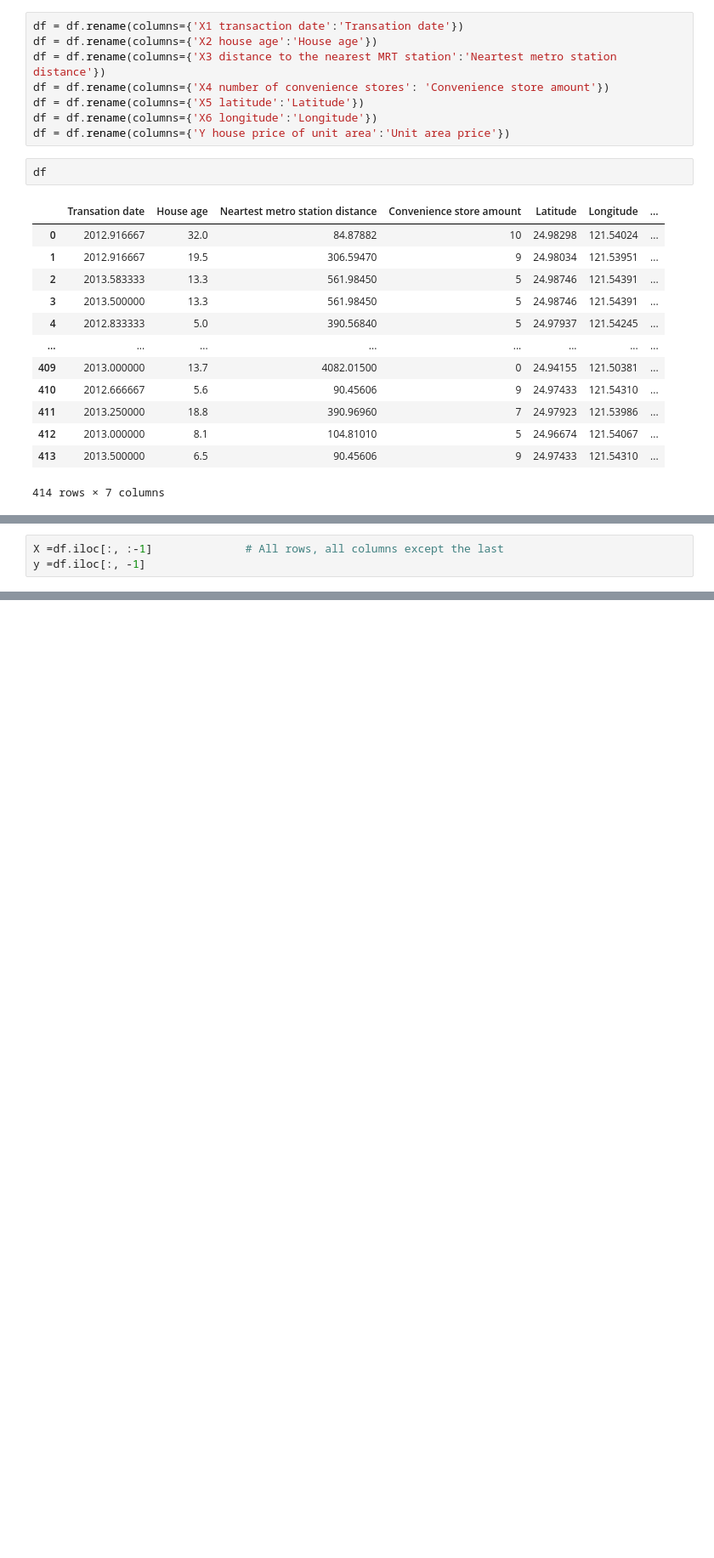
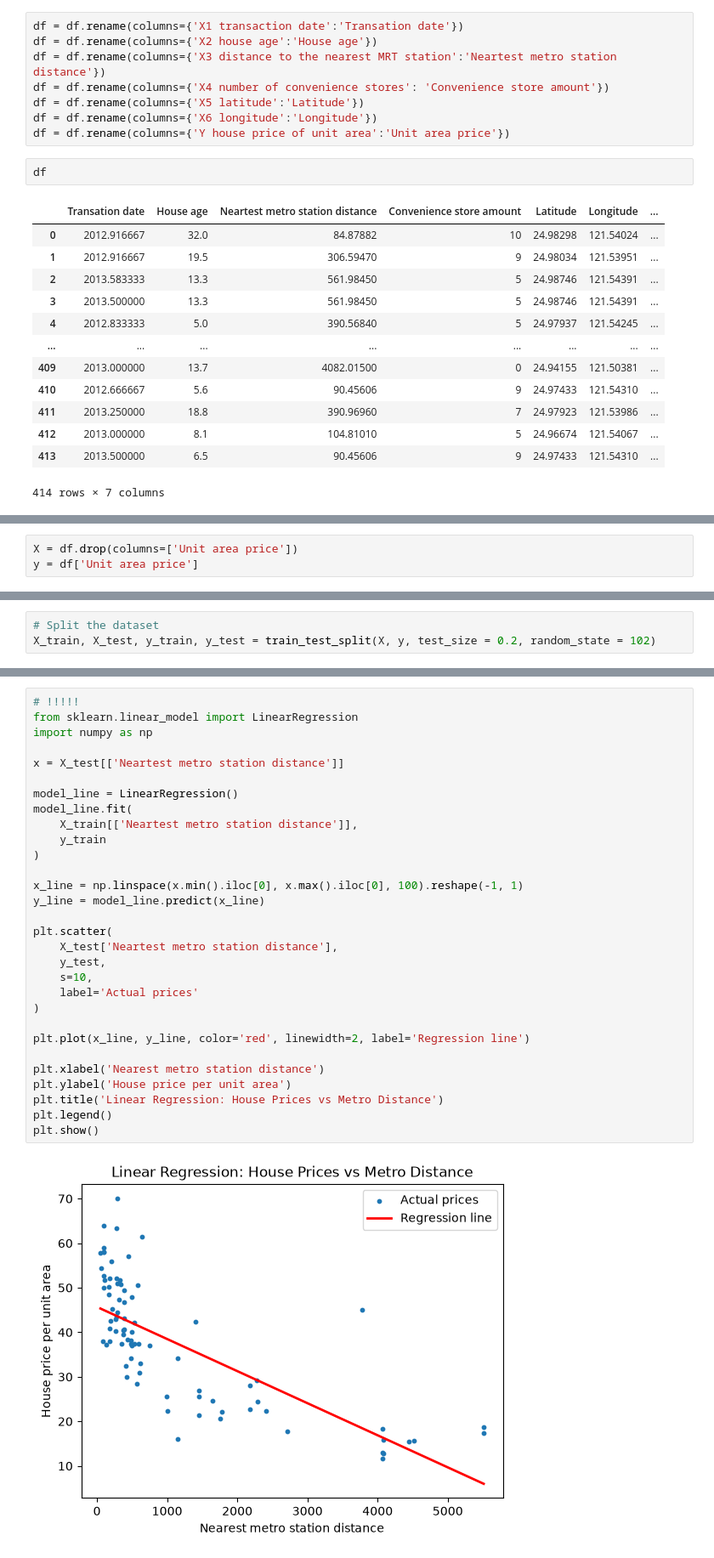
Before and after one commit to sba26097-ai/ML-CA_1, a Jupyter notebook: CA_1_ML.ipynb, the cells around one changed output, grey strips where cells are left out. Shown at 85% size. Cells and saved outputs as stored; diff of their text form; blank space fills up the shorter version.

Commit message:
Jupiternotebook updated - ML models added

```diff
--- a/CA_1_ML.ipynb
+++ b/CA_1_ML.ipynb
@@ -224,6 +222,6 @@ sns.pairplot(df)
 # %%
-X =df.iloc[:, :-1]              # All rows, all columns except the last
-y =df.iloc[:, -1]
+X = df.drop(columns=['Unit area price'])
+y = df['Unit area price']
 # %%
 # Display the X and y arrays
 print(X, y)
@@ -247,0 +250,3 @@ Name: Longitude, Length: 414, dtype: float64
+# %%
+# Split the dataset
+X_train, X_test, y_train, y_test = train_test_split(X, y, test_size = 0.2, random_state = 102)
@@ -247,0 +305,32 @@ Name: Longitude, Length: 414, dtype: float64
+# %%
+# !!!!!
+from sklearn.linear_model import LinearRegression
+import numpy as np
+
+x = X_test[['Neartest metro station distance']]
+
+model_line = LinearRegression()
+model_line.fit(
+    X_train[['Neartest metro station distance']],
+    y_train
+)
+
+x_line = np.linspace(x.min().iloc[0], x.max().iloc[0], 100).reshape(-1, 1)
+y_line = model_line.predict(x_line)
+
+plt.scatter(
+    X_test['Neartest metro station distance'],
+    y_test,
+    s=10,
+    label='Actual prices'
+)
+
+plt.plot(x_line, y_line, color='red', linewidth=2, label='Regression line')
+
+plt.xlabel('Nearest metro station distance')
+plt.ylabel('House price per unit area')
+plt.title('Linear Regression: House Prices vs Metro Distance')
+plt.legend()
+plt.show()
+# %% [output]
+[figure, added]
```
Also changed, not shown: parts of 17 cells of this notebook.
